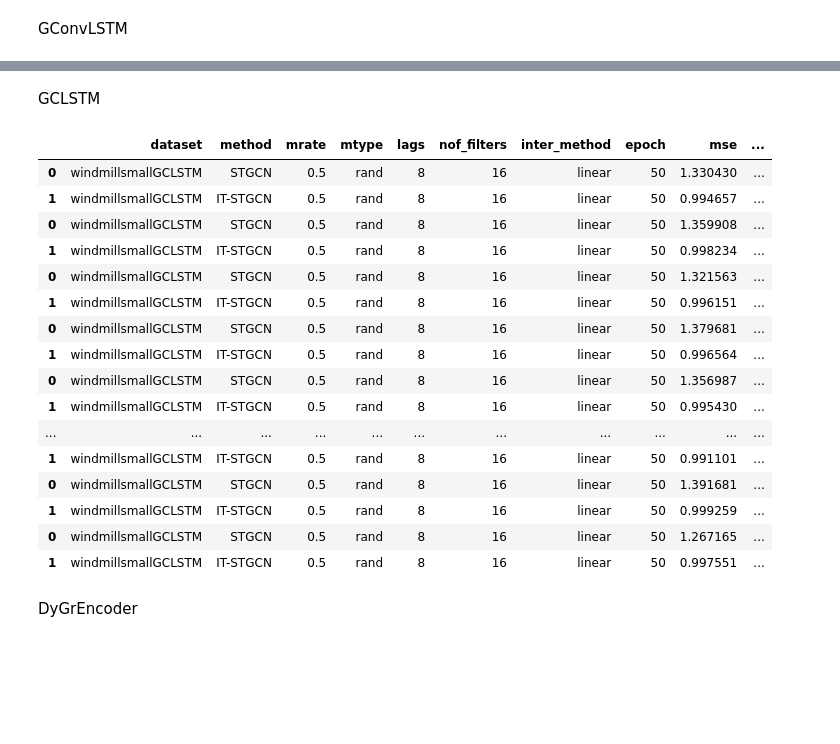
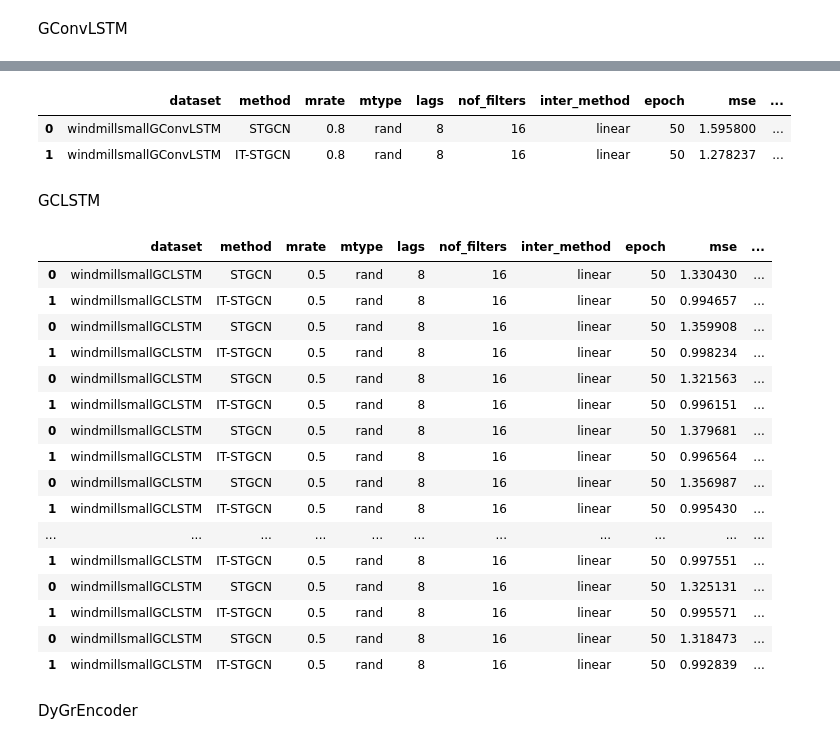
Before and after one commit to seoyeonc/ITTGNN_blog, a Jupyter notebook: posts/2_research/done.ipynb, the cells around one changed output, grey strips where cells are left out. Drawn from its saved outputs; the diff is of its cells as text; code cells hidden in the pictures; blank space fills up the shorter version.

```diff
--- a/posts/2_research/done.ipynb
+++ b/posts/2_research/done.ipynb
@@ -76,3 +58,10 @@ pd.concat([pd.read_csv('./simulation_results/2024-01-24_01-17-39.csv'), # 1
+# %%
+pd.concat([pd.read_csv('./simulation_results/2024-02-08_14-55-12.csv'), # 1
+           ]).assign(model='GConvLSTM')
+# %% [output]
+|  | dataset | method | mrate | mtype | lags | nof_filters | inter_method | epoch | mse | ... |
+| 0 | windmillsmallGConvLSTM | STGCN | 0.8 | rand | 8 | 16 | linear | 50 | 1.595800 | ... |
+| 1 | windmillsmallGConvLSTM | IT-STGCN | 0.8 | rand | 8 | 16 | linear | 50 | 1.278237 | ... |
 # %% [markdown]
 GCLSTM
 # %%
@@ -81,38 +70,40 @@ pd.concat([pd.read_csv('./simulation_results/2024-01-30_19-56-08.csv'), # 1
            pd.read_csv('./simulation_results/2024-01-31_17-33-23.csv'), # 3
            pd.read_csv('./simulation_results/2024-02-01_15-53-59.csv'), # 4
            pd.read_csv('./simulation_results/2024-02-02_02-39-21.csv'), # 5
            pd.read_csv('./simulation_results/2024-02-02_13-50-54.csv'), # 6
            pd.read_csv('./simulation_results/2024-02-03_01-08-09.csv'), # 7
            pd.read_csv('./simulation_results/2024-02-03_11-55-58.csv'), # 8
            pd.read_csv('./simulation_results/2024-02-03_22-53-58.csv'), # 9
            pd.read_csv('./simulation_results/2024-02-04_09-45-33.csv'), # 10
            pd.read_csv('./simulation_results/2024-02-05_07-29-54.csv'), # 11
            pd.read_csv('./simulation_results/2024-02-05_18-27-43.csv'), # 12
            pd.read_csv('./simulation_results/2024-02-06_05-10-19.csv'), # 13
            pd.read_csv('./simulation_results/2024-02-06_16-09-48.csv'), # 14
            pd.read_csv('./simulation_results/2024-02-07_01-44-15.csv'), # 15
            pd.read_csv('./simulation_results/2024-02-07_10-31-09.csv'), # 16
            pd.read_csv('./simulation_results/2024-02-07_19-20-00.csv'), # 17
            pd.read_csv('./simulation_results/2024-02-08_04-03-03.csv'), # 18
+           pd.read_csv('./simulation_results/2024-02-08_13-44-17.csv'), # 19
+           pd.read_csv('./simulation_results/2024-02-08_23-34-57.csv'), # 20
           ]).assign(model='GCLSTM')
 # %% [output]
 |  | dataset | method | mrate | mtype | lags | nof_filters | inter_method | epoch | mse | ... |
 | 0 | windmillsmallGCLSTM | STGCN | 0.5 | rand | 8 | 16 | linear | 50 | 1.330430 | ... |
 | 1 | windmillsmallGCLSTM | IT-STGCN | 0.5 | rand | 8 | 16 | linear | 50 | 0.994657 | ... |
 | 0 | windmillsmallGCLSTM | STGCN | 0.5 | rand | 8 | 16 | linear | 50 | 1.359908 | ... |
 | 1 | windmillsmallGCLSTM | IT-STGCN | 0.5 | rand | 8 | 16 | linear | 50 | 0.998234 | ... |
 | 0 | windmillsmallGCLSTM | STGCN | 0.5 | rand | 8 | 16 | linear | 50 | 1.321563 | ... |
 | 1 | windmillsmallGCLSTM | IT-STGCN | 0.5 | rand | 8 | 16 | linear | 50 | 0.996151 | ... |
 | 0 | windmillsmallGCLSTM | STGCN | 0.5 | rand | 8 | 16 | linear | 50 | 1.379681 | ... |
 | 1 | windmillsmallGCLSTM | IT-STGCN | 0.5 | rand | 8 | 16 | linear | 50 | 0.996564 | ... |
 | 0 | windmillsmallGCLSTM | STGCN | 0.5 | rand | 8 | 16 | linear | 50 | 1.356987 | ... |
 | 1 | windmillsmallGCLSTM | IT-STGCN | 0.5 | rand | 8 | 16 | linear | 50 | 0.995430 | ... |
 | ... | ... | ... | ... | ... | ... | ... | ... | ... | ... | ... |
-| 1 | windmillsmallGCLSTM | IT-STGCN | 0.5 | rand | 8 | 16 | linear | 50 | 0.991101 | ... |
-| 0 | windmillsmallGCLSTM | STGCN | 0.5 | rand | 8 | 16 | linear | 50 | 1.391681 | ... |
-| 1 | windmillsmallGCLSTM | IT-STGCN | 0.5 | rand | 8 | 16 | linear | 50 | 0.999259 | ... |
-| 0 | windmillsmallGCLSTM | STGCN | 0.5 | rand | 8 | 16 | linear | 50 | 1.267165 | ... |
 | 1 | windmillsmallGCLSTM | IT-STGCN | 0.5 | rand | 8 | 16 | linear | 50 | 0.997551 | ... |
+| 0 | windmillsmallGCLSTM | STGCN | 0.5 | rand | 8 | 16 | linear | 50 | 1.325131 | ... |
+| 1 | windmillsmallGCLSTM | IT-STGCN | 0.5 | rand | 8 | 16 | linear | 50 | 0.995571 | ... |
+| 0 | windmillsmallGCLSTM | STGCN | 0.5 | rand | 8 | 16 | linear | 50 | 1.318473 | ... |
+| 1 | windmillsmallGCLSTM | IT-STGCN | 0.5 | rand | 8 | 16 | linear | 50 | 0.992839 | ... |
 # %% [markdown]
 DyGrEncoder
 # %%
```
Also changed, not shown: parts of 3 cells of this notebook, 12 other files.
